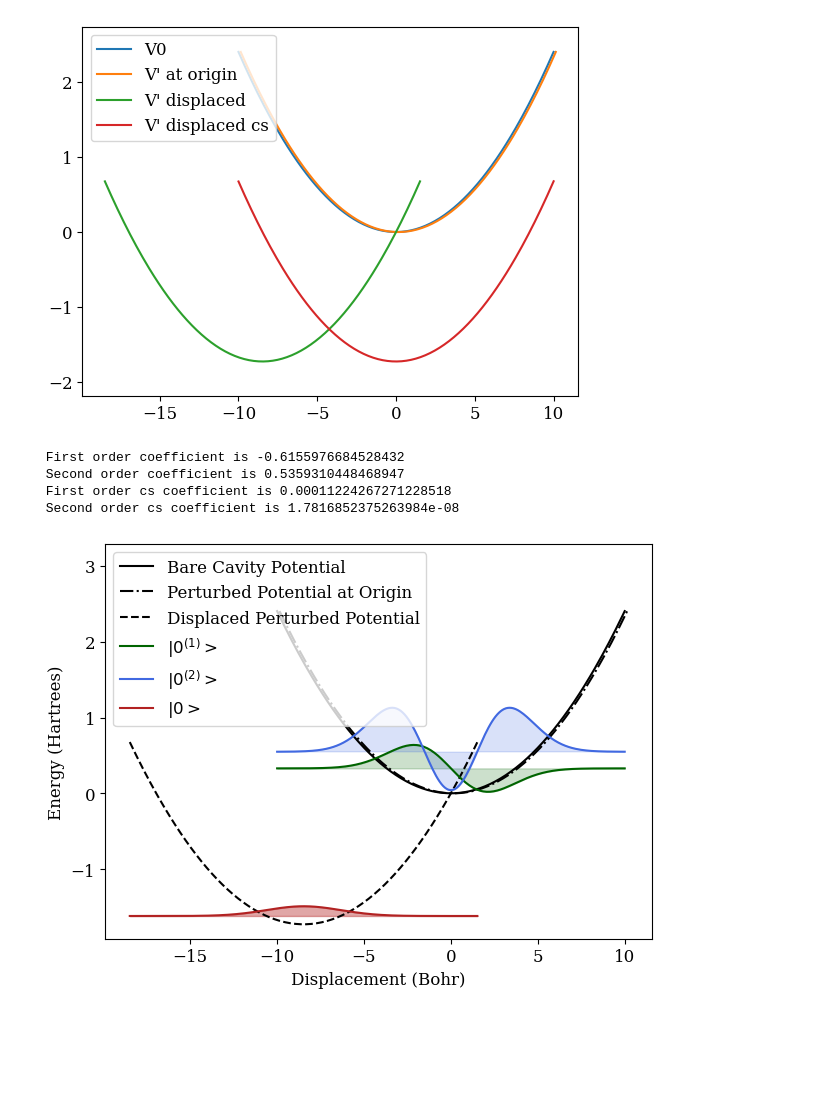
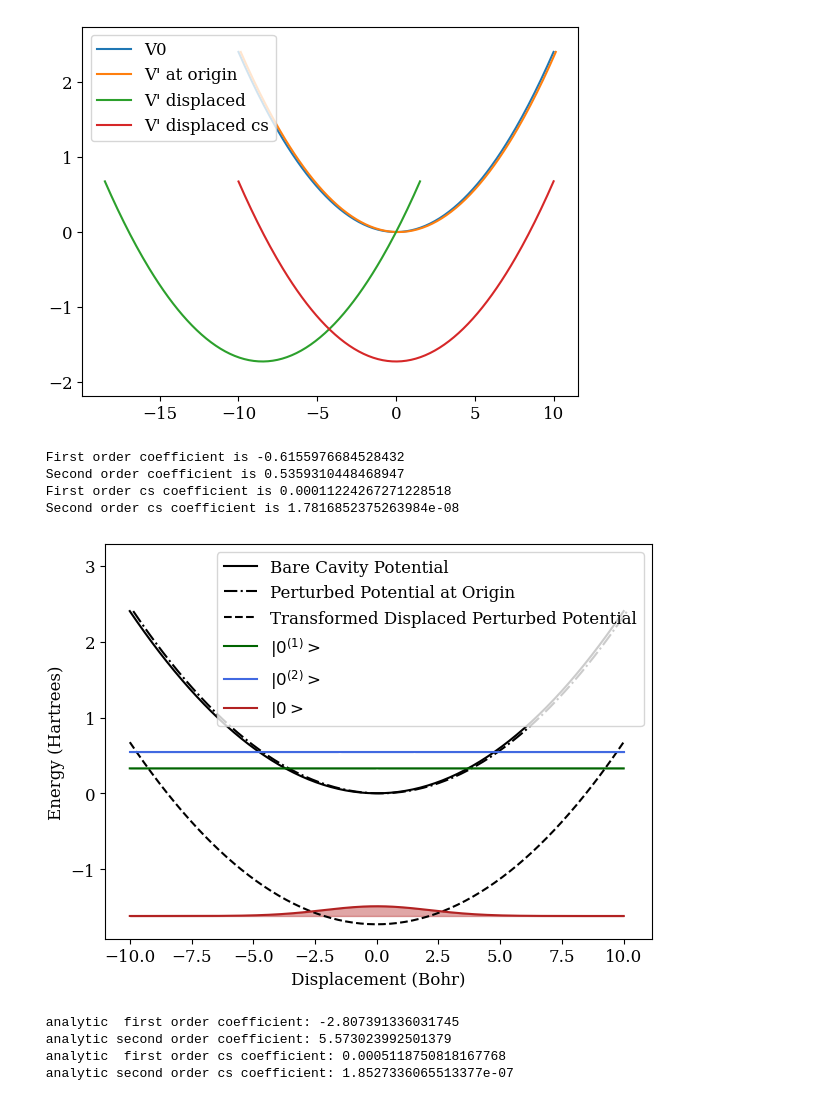
Before and after one commit to FoleyLab/SCQED-PCQED, a Jupyter notebook: src/OHminus_PT_for_Cavity.ipynb, the cells around one changed output. Cells and saved outputs as stored; diff of their text form; code cells hidden in the pictures; blank space fills up the shorter version.

```diff
--- a/src/OHminus_PT_for_Cavity.ipynb
+++ b/src/OHminus_PT_for_Cavity.ipynb
@@ -531,39 +531,59 @@ def plot_prod_offset(ax, f, scaling=1, yoffset=0):
     The curve above the offset is filled with COLOUR1; the curve below is
     filled with COLOUR2.
 
     """
     ax.plot(r_disp, f*scaling + yoffset, color=COLOUR1)
     ax.fill_between(r_disp, f*scaling + yoffset, yoffset, f > 0.,
                     color=COLOUR4, alpha=0.5)
     ax.fill_between(r_disp, f*scaling + yoffset, yoffset, f < 0.,
                     color=COLOUR4, alpha=0.5)
 
 
 #psi_0**2+E_0
 plt.plot(r, V_H, color='k', linewidth=1.5, label="Bare Cavity Potential")
 plt.plot(r_origin_pert, V_H_p, color='k', linewidth=1.5, linestyle="dashdot", label="Perturbed Potential at Origin")
 #plt.plot(r_disp_pert, V_H_disp_p, color='k', linewidth=1.5, linestyle="dashed", label="Perturbed Potential")
 #plot_func_offset(ax, r_disp_pert, psi_0_fo, PCOLOUR2, "$|0^{(1)}>$", scaling=0.25, yoffset =  (E1_val -  1 / 2 * d_disp_coupled_gs ** 2))
 #plot_func_offset(ax, r_disp_pert, psi_0_so, COLOUR3, "$|0^{(2)}>$", scaling=0.25, yoffset =  (E2_val -  1 / 2 * d_disp_coupled_gs ** 2))
-plt.plot(r_disp_pert, V_H_disp_p, color='k', linewidth=1.5, linestyle="dashed", label="Displaced Perturbed Potential")
+plt.plot(r_disp_pert_cs, V_H_p_cs, color='k', linewidth=1.5, linestyle="dashed", label="Transformed Displaced Perturbed Potential")
 #plot_func_offset(ax, r_disp_pert, psi_0_fo_cs, PCOLOUR2, "$|0^{(1)}>$", scaling=0.25, yoffset =  (E1_val -  1 / 2 * d_disp_coupled_gs ** 2))
 #plot_func(ax, psi_0, PCOLOUR1, "$|0>$", scaling=0.25, yoffset =  E0_val)
-plot_func(ax, psi_0_fo, PCOLOUR2, "$|0^{(1)}>$", scaling=0.25, yoffset =  E1_val)
-plot_func(ax, psi_0_so, COLOUR3, "$|0^{(2)}>$", scaling=0.25, yoffset =  E2_val)
-plot_func_offset(ax, r_disp_pert, psi_0, PCOLOUR1, "$|0>$", scaling=0.25, yoffset =  (E0_val -  1 / 2 * d_disp_coupled_gs ** 2))
+plot_func(ax, psi_0_fo_cs, PCOLOUR2, "$|0^{(1)}>$", scaling=0.25, yoffset =  E1_val)
+plot_func(ax, psi_0_so_cs, COLOUR3, "$|0^{(2)}>$", scaling=0.25, yoffset =  E2_val)
+plot_func_offset(ax, r_disp_pert_cs, psi_0, PCOLOUR1, "$|0>$", scaling=0.25, yoffset =  (E0_val -  1 / 2 * d_disp_coupled_gs ** 2))
 plt.ylabel("Energy (Hartrees)")
 plt.xlabel("Displacement (Bohr)")
 plt.legend()
 plt.ylim(-3.5 * E2_val, 6 * E2_val)
 plt.tight_layout()
-plt.savefig("OHminus_PT_on_Cav.png", dpi=200)
+plt.savefig("OHminus_PT_on_CS_Cav.png", dpi=200)
 plt.show()
 # %% [output]
  First order coefficient is -0.6155976684528432
  Second order coefficient is 0.5359310448468947
  First order cs coefficient is 0.00011224267271228518
  Second order cs coefficient is 1.7816852375263984e-08
-[figure, old version]
+[figure, new version]
+# %%
+# first order coefficient is  <d> <1|q|0> = <d> / (sqrt(2 w) )
+_expected_fo_coeff = d_disp_coupled_gs / (np.sqrt(2 * omega))
+_expected_fo_cs_coeff = dd_disp / (np.sqrt(2 * omega))
+
+# second order coefficient is <d>^2 / (2 sqrt(2) w)
+_expected_so_coeff = d_disp_coupled_gs ** 2 / (2 * np.sqrt(2) * omega)
+_expected_so_cs_coeff = dd_disp ** 2 / (2 * np.sqrt(2) * omega)
+
+
+print(F' analytic  first order coefficient: {_expected_fo_coeff}')
+print(F' analytic second order coefficient: {_expected_so_coeff}')
+
+print(F' analytic  first order cs coefficient: {_expected_fo_cs_coeff}')
+print(F' analytic second order cs coefficient: {_expected_so_cs_coeff}')
+# %% [output]
+ analytic  first order coefficient: -2.807391336031745
+ analytic second order coefficient: 5.573023992501379
+ analytic  first order cs coefficient: 0.0005118750818167768
+ analytic second order cs coefficient: 1.8527336065513377e-07
 # %%
 x = np.linspace(-100, 100, 500)
 k = 0.3
```
Also changed, not shown: parts of 1 cell of this notebook.
